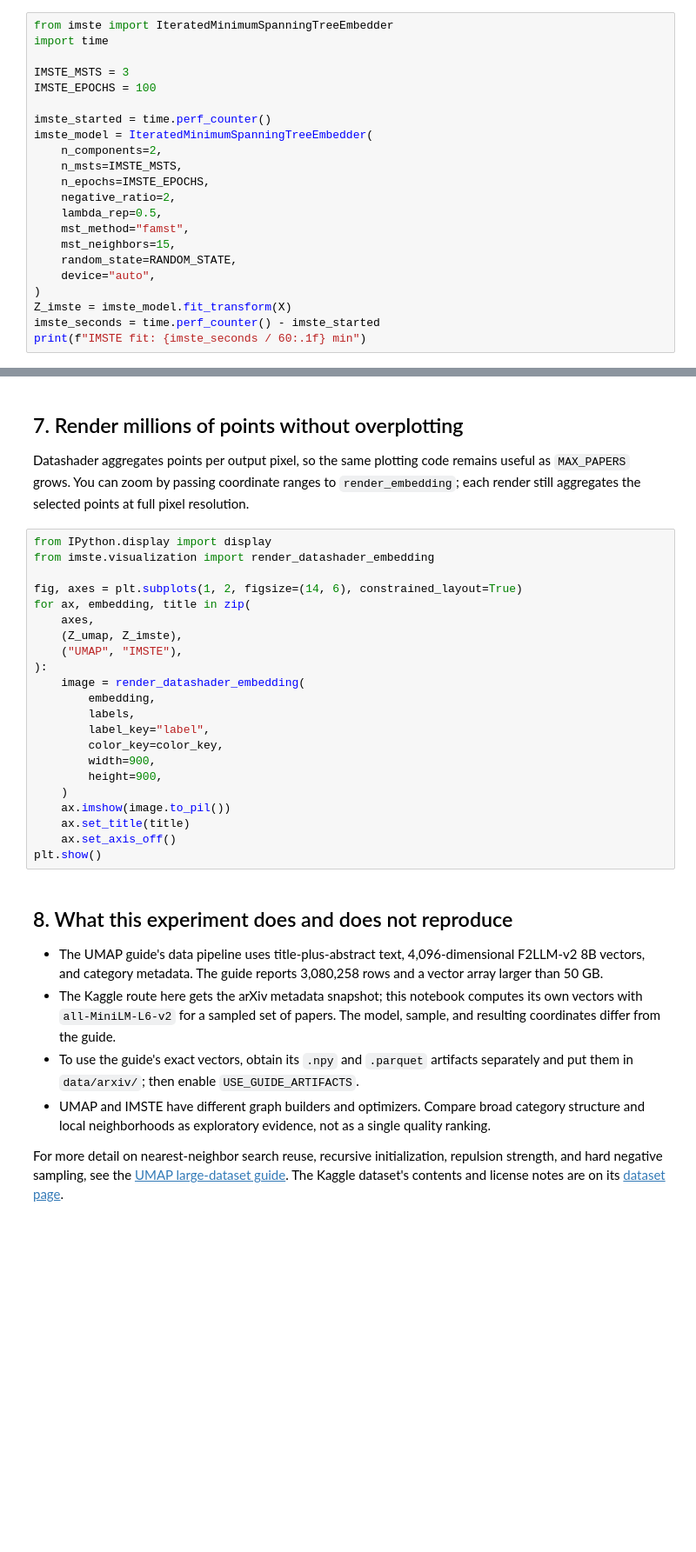
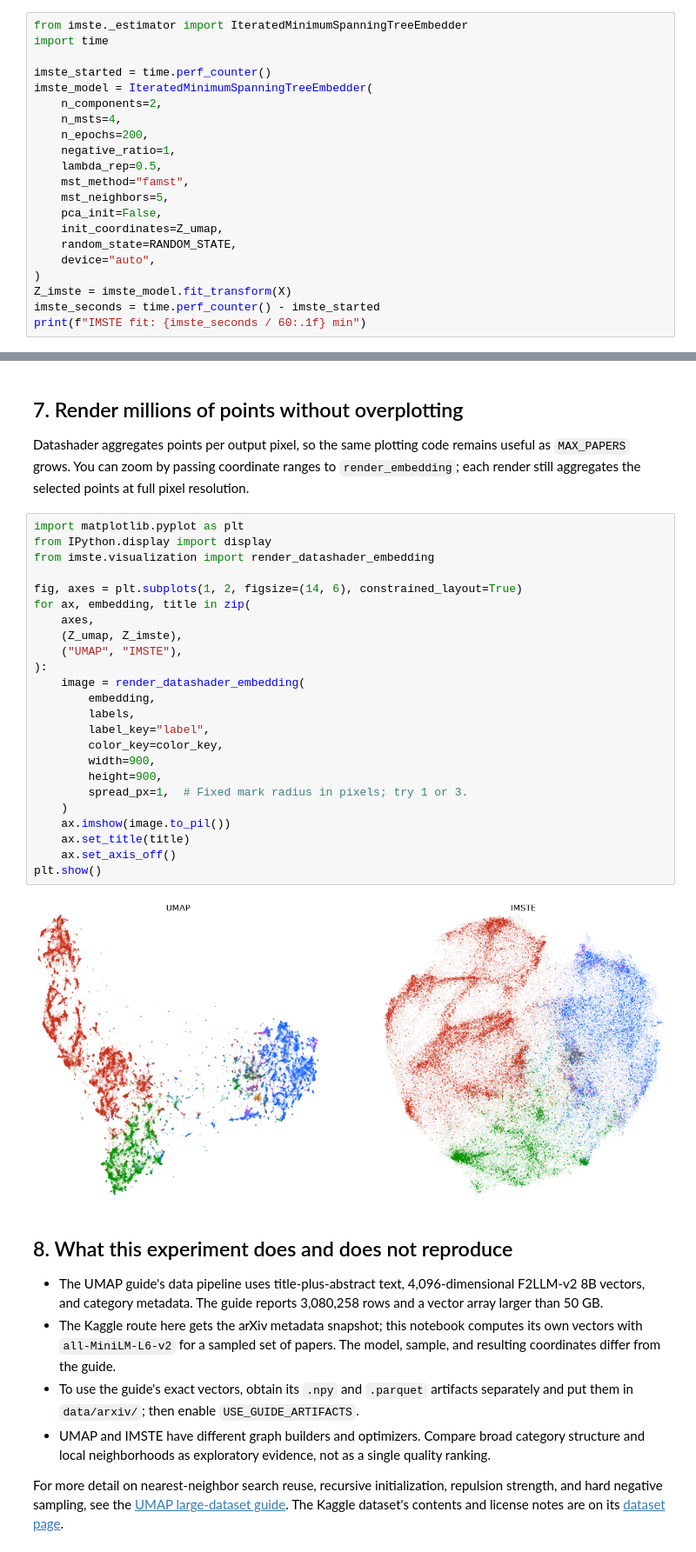
Before and after one commit to fabriziocosta/IteratedMinimumSpanningTree, a Jupyter notebook: notebooks/03_arxiv_large_dataset_comparison.ipynb, the cells around one changed output, grey strips where cells are left out. Shown at 87% size. Saved outputs shown, nothing was run; the diff lists cells and outputs as text; blank space fills up the shorter version.

Commit message:
Support explicit IMSTE initialization coordinates

```diff
--- a/notebooks/03_arxiv_large_dataset_comparison.ipynb
+++ b/notebooks/03_arxiv_large_dataset_comparison.ipynb
@@ -172,19 +292,18 @@ This is a practical comparison run on the selected sample. FAMST constructs an a
 # %%
-from imste import IteratedMinimumSpanningTreeEmbedder
+from imste._estimator import IteratedMinimumSpanningTreeEmbedder
 import time
-
-IMSTE_MSTS = 3
-IMSTE_EPOCHS = 100
 
 imste_started = time.perf_counter()
 imste_model = IteratedMinimumSpanningTreeEmbedder(
     n_components=2,
-    n_msts=IMSTE_MSTS,
-    n_epochs=IMSTE_EPOCHS,
-    negative_ratio=2,
+    n_msts=4,
+    n_epochs=200,
+    negative_ratio=1,
     lambda_rep=0.5,
     mst_method="famst",
-    mst_neighbors=15,
+    mst_neighbors=5,
+    pca_init=False,
+    init_coordinates=Z_umap,
     random_state=RANDOM_STATE,
     device="auto",
 )
@@ -196,27 +317,31 @@ print(f"IMSTE fit: {imste_seconds / 60:.1f} min")
 
 Datashader aggregates points per output pixel, so the same plotting code remains useful as `MAX_PAPERS` grows. You can zoom by passing coordinate ranges to `render_embedding`; each render still aggregates the selected points at full pixel resolution.
 # %%
+import matplotlib.pyplot as plt
 from IPython.display import display
 from imste.visualization import render_datashader_embedding
 
 fig, axes = plt.subplots(1, 2, figsize=(14, 6), constrained_layout=True)
 for ax, embedding, title in zip(
     axes,
     (Z_umap, Z_imste),
     ("UMAP", "IMSTE"),
 ):
     image = render_datashader_embedding(
         embedding,
         labels,
         label_key="label",
         color_key=color_key,
         width=900,
         height=900,
+        spread_px=1,  # Fixed mark radius in pixels; try 1 or 3.
     )
     ax.imshow(image.to_pil())
     ax.set_title(title)
     ax.set_axis_off()
 plt.show()
+# %% [output]
+[figure, added]
 # %% [markdown]
 ## 8. What this experiment does and does not reproduce
 
```
Also changed, not shown: parts of 8 cells of this notebook, 2 other files.
